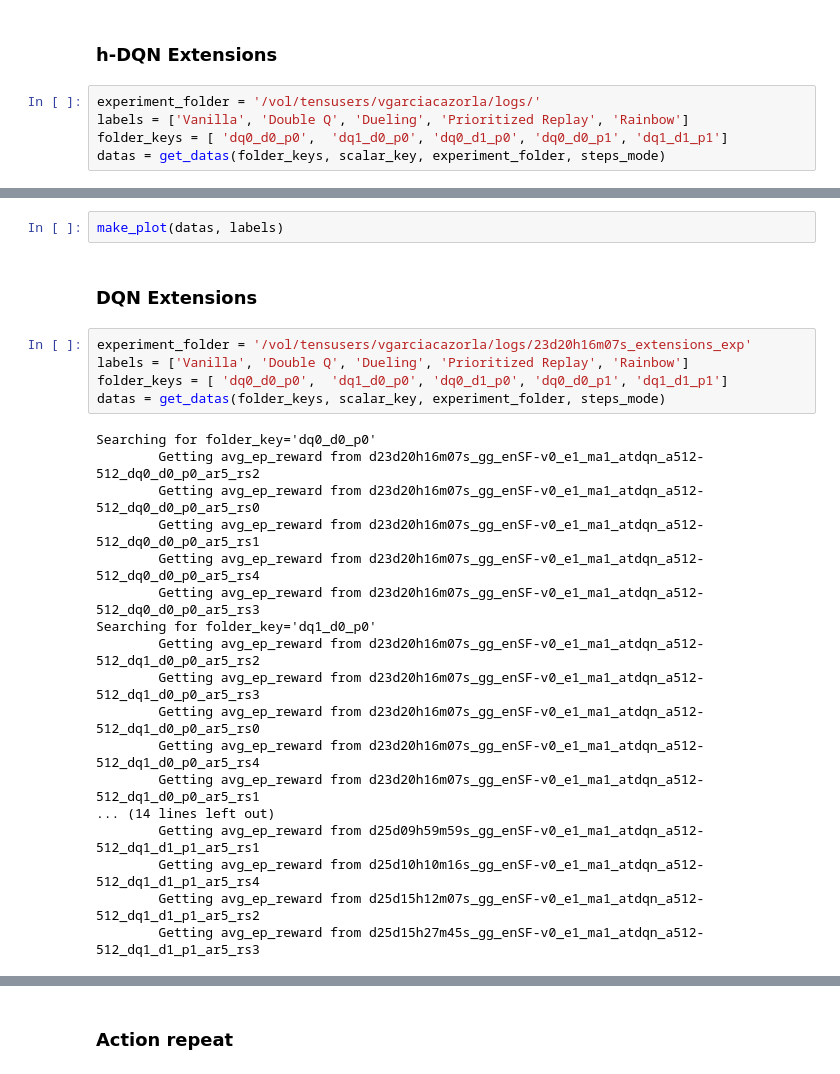
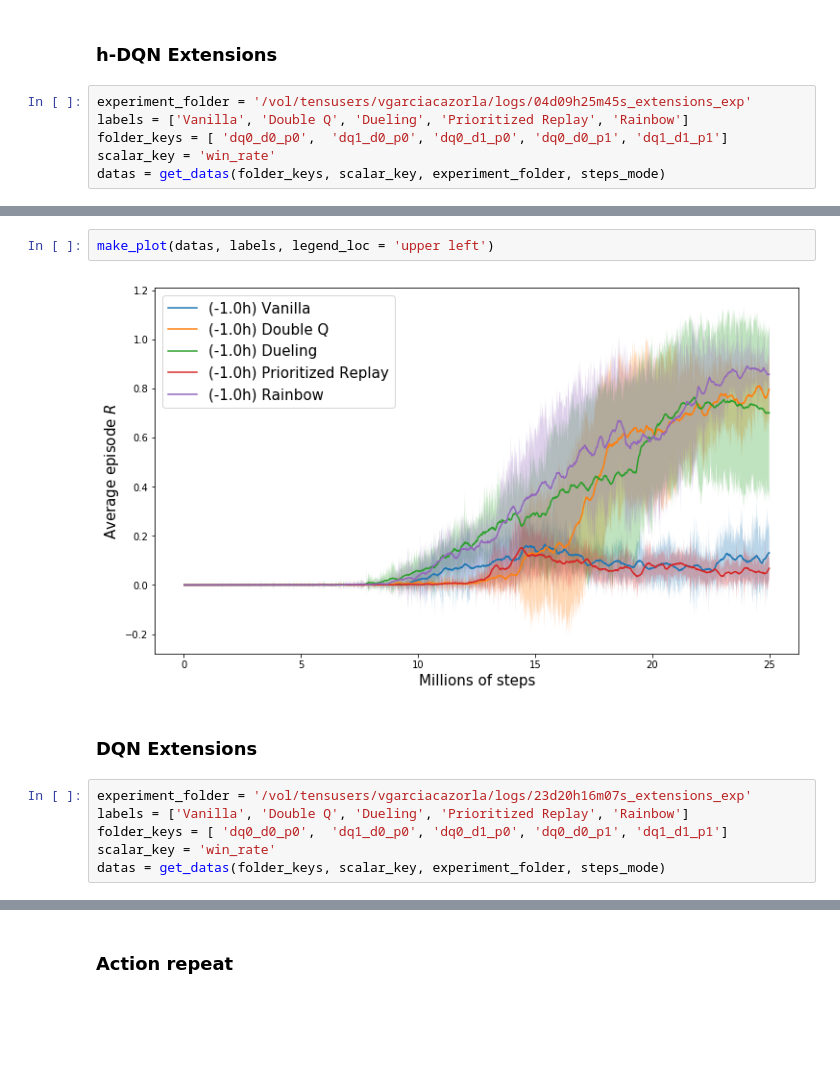
Before and after one commit to hipoglucido/Hierarchical-DRL-Tensorflow, a Jupyter notebook: visualize_results.ipynb, the cells around one changed output, grey strips where cells are left out. Saved outputs shown, nothing was run; the diff lists cells and outputs as text; blank space fills up the shorter version.

```diff
--- a/visualize_results.ipynb
+++ b/visualize_results.ipynb
@@ -146,7 +234,8 @@ scalar_key = 'avg_ep_reward'
 # %% [markdown]
 ### h-DQN Extensions
 # %%
-experiment_folder = '/vol/tensusers/vgarciacazorla/logs/'
+experiment_folder = '/vol/tensusers/vgarciacazorla/logs/04d09h25m45s_extensions_exp'
 labels = ['Vanilla', 'Double Q', 'Dueling', 'Prioritized Replay', 'Rainbow']
 folder_keys = [ 'dq0_d0_p0',  'dq1_d0_p0', 'dq0_d1_p0', 'dq0_d0_p1', 'dq1_d1_p1']
+scalar_key = 'win_rate'
 datas = get_datas(folder_keys, scalar_key, experiment_folder, steps_mode)
@@ -153,29 +260,14 @@ datas = get_datas(folder_keys, scalar_key, experiment_folder, steps_mode)
 # %%
-make_plot(datas, labels)
+make_plot(datas, labels, legend_loc = 'upper left')
+# %% [output]
+[figure, added]
 # %% [markdown]
 ### DQN Extensions
 # %%
 experiment_folder = '/vol/tensusers/vgarciacazorla/logs/23d20h16m07s_extensions_exp'
 labels = ['Vanilla', 'Double Q', 'Dueling', 'Prioritized Replay', 'Rainbow']
 folder_keys = [ 'dq0_d0_p0',  'dq1_d0_p0', 'dq0_d1_p0', 'dq0_d0_p1', 'dq1_d1_p1']
+scalar_key = 'win_rate'
 datas = get_datas(folder_keys, scalar_key, experiment_folder, steps_mode)
-# %% [output]
-Searching for folder_key='dq0_d0_p0'
-        Getting avg_ep_reward from d23d20h16m07s_gg_enSF-v0_e1_ma1_atdqn_a512-512_dq0_d0_p0_ar5_rs2
-        Getting avg_ep_reward from d23d20h16m07s_gg_enSF-v0_e1_ma1_atdqn_a512-512_dq0_d0_p0_ar5_rs0
-        Getting avg_ep_reward from d23d20h16m07s_gg_enSF-v0_e1_ma1_atdqn_a512-512_dq0_d0_p0_ar5_rs1
-        Getting avg_ep_reward from d23d20h16m07s_gg_enSF-v0_e1_ma1_atdqn_a512-512_dq0_d0_p0_ar5_rs4
-        Getting avg_ep_reward from d23d20h16m07s_gg_enSF-v0_e1_ma1_atdqn_a512-512_dq0_d0_p0_ar5_rs3
-Searching for folder_key='dq1_d0_p0'
-        Getting avg_ep_reward from d23d20h16m07s_gg_enSF-v0_e1_ma1_atdqn_a512-512_dq1_d0_p0_ar5_rs2
-        Getting avg_ep_reward from d23d20h16m07s_gg_enSF-v0_e1_ma1_atdqn_a512-512_dq1_d0_p0_ar5_rs3
-        Getting avg_ep_reward from d23d20h16m07s_gg_enSF-v0_e1_ma1_atdqn_a512-512_dq1_d0_p0_ar5_rs0
-        Getting avg_ep_reward from d23d20h16m07s_gg_enSF-v0_e1_ma1_atdqn_a512-512_dq1_d0_p0_ar5_rs4
-        Getting avg_ep_reward from d23d20h16m07s_gg_enSF-v0_e1_ma1_atdqn_a512-512_dq1_d0_p0_ar5_rs1
-... (14 lines left out)
-        Getting avg_ep_reward from d25d09h59m59s_gg_enSF-v0_e1_ma1_atdqn_a512-512_dq1_d1_p1_ar5_rs1
-        Getting avg_ep_reward from d25d10h10m16s_gg_enSF-v0_e1_ma1_atdqn_a512-512_dq1_d1_p1_ar5_rs4
-        Getting avg_ep_reward from d25d15h12m07s_gg_enSF-v0_e1_ma1_atdqn_a512-512_dq1_d1_p1_ar5_rs2
-        Getting avg_ep_reward from d25d15h27m45s_gg_enSF-v0_e1_ma1_atdqn_a512-512_dq1_d1_p1_ar5_rs3
 # %%
 make_plot(datas, labels)
```
Also changed, not shown: parts of 16 cells of this notebook.
